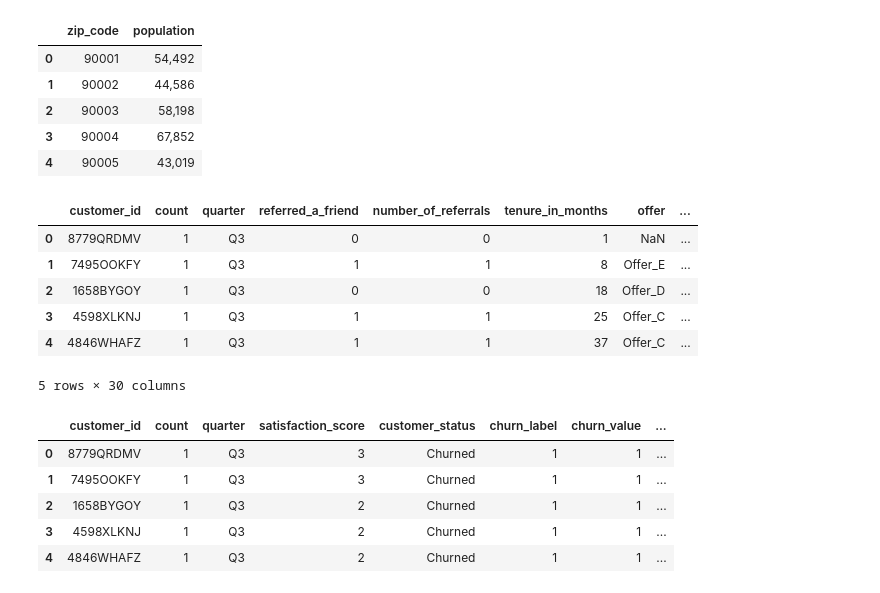
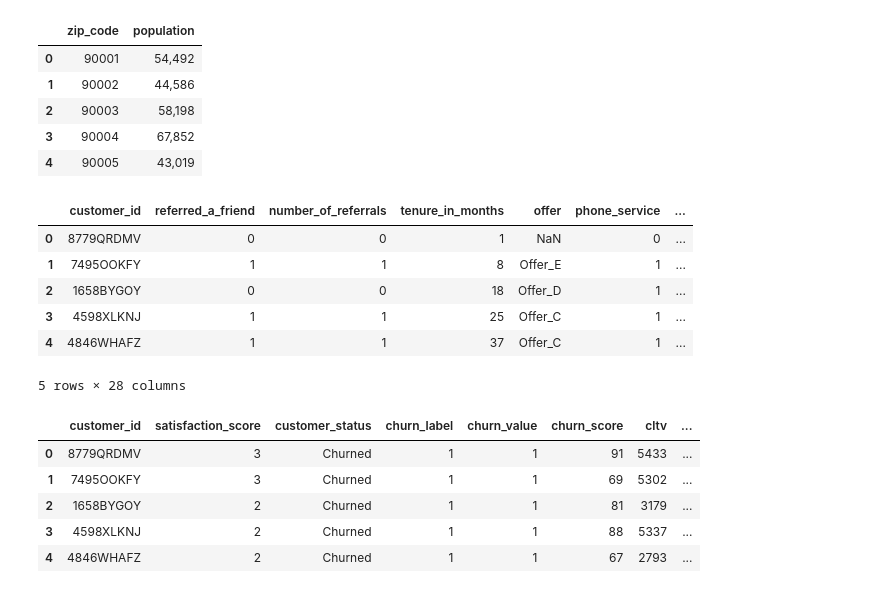
Before and after one commit to MahendraC17/Causal-AI---Customer-Churn, a Jupyter notebook: data_clean_transform.ipynb, the cells around one changed output. Cells and saved outputs as stored; diff of their text form; code cells hidden in the pictures.

Commit message:
Data Trans4 1.6

```diff
--- a/data_clean_transform.ipynb
+++ b/data_clean_transform.ipynb
@@ -2,11 +2,11 @@
 import pandas as pd
 import numpy as np
 # %%
-df_dem = pd.read_csv('Telco Customer Churn data\Telco_customer_churn_demographics.csv')
-df_loc = pd.read_csv('Telco Customer Churn data\Telco_customer_churn_location.csv')
-df_pop = pd.read_csv('Telco Customer Churn data\Telco_customer_churn_population.csv')
-df_ser = pd.read_csv('Telco Customer Churn data\Telco_customer_churn_services.csv')
-df_sts = pd.read_csv('Telco Customer Churn data\Telco_customer_churn_status.csv')
+df_dem = pd.read_csv('Telco_Customer_Churn_Data\Telco_customer_churn_demographics.csv')
+df_loc = pd.read_csv('Telco_Customer_Churn_Data\Telco_customer_churn_location.csv')
+df_pop = pd.read_csv('Telco_Customer_Churn_Data\Telco_customer_churn_population.csv')
+df_ser = pd.read_csv('Telco_Customer_Churn_Data\Telco_customer_churn_services.csv')
+df_sts = pd.read_csv('Telco_Customer_Churn_Data\Telco_customer_churn_status.csv')
 # %%
 df_dem.info()
 # %% [output]
@@ -167,25 +167,27 @@ df_pop.head()
 | 4 | 90005 | 43,019 |
 # %%
 df_ser.replace({None: np.nan, '': np.nan}, inplace=True)
+df_ser.drop(['count', 'quarter'], axis=1, inplace=True)
 df_ser.head()
 # %% [output]
-|  | customer_id | count | quarter | referred_a_friend | number_of_referrals | tenure_in_months | offer | ... |
-| 0 | 8779QRDMV | 1 | Q3 | 0 | 0 | 1 | NaN | ... |
-| 1 | 7495OOKFY | 1 | Q3 | 1 | 1 | 8 | Offer_E | ... |
-| 2 | 1658BYGOY | 1 | Q3 | 0 | 0 | 18 | Offer_D | ... |
-| 3 | 4598XLKNJ | 1 | Q3 | 1 | 1 | 25 | Offer_C | ... |
-| 4 | 4846WHAFZ | 1 | Q3 | 1 | 1 | 37 | Offer_C | ... |
+|  | customer_id | referred_a_friend | number_of_referrals | tenure_in_months | offer | phone_service | ... |
+| 0 | 8779QRDMV | 0 | 0 | 1 | NaN | 0 | ... |
+| 1 | 7495OOKFY | 1 | 1 | 8 | Offer_E | 1 | ... |
+| 2 | 1658BYGOY | 0 | 0 | 18 | Offer_D | 1 | ... |
+| 3 | 4598XLKNJ | 1 | 1 | 25 | Offer_C | 1 | ... |
+| 4 | 4846WHAFZ | 1 | 1 | 37 | Offer_C | 1 | ... |
-5 rows × 30 columns
+5 rows × 28 columns
 # %%
 df_sts.replace({None: np.nan, '':np.nan}, inplace=True)
+df_sts.drop(['count', 'quarter'], axis=1, inplace=True)
 df_sts.head()
 # %% [output]
-|  | customer_id | count | quarter | satisfaction_score | customer_status | churn_label | churn_value | ... |
-| 0 | 8779QRDMV | 1 | Q3 | 3 | Churned | 1 | 1 | ... |
-| 1 | 7495OOKFY | 1 | Q3 | 3 | Churned | 1 | 1 | ... |
-| 2 | 1658BYGOY | 1 | Q3 | 2 | Churned | 1 | 1 | ... |
-| 3 | 4598XLKNJ | 1 | Q3 | 2 | Churned | 1 | 1 | ... |
-| 4 | 4846WHAFZ | 1 | Q3 | 2 | Churned | 1 | 1 | ... |
+|  | customer_id | satisfaction_score | customer_status | churn_label | churn_value | churn_score | cltv | ... |
+| 0 | 8779QRDMV | 3 | Churned | 1 | 1 | 91 | 5433 | ... |
+| 1 | 7495OOKFY | 3 | Churned | 1 | 1 | 69 | 5302 | ... |
+| 2 | 1658BYGOY | 2 | Churned | 1 | 1 | 81 | 3179 | ... |
+| 3 | 4598XLKNJ | 2 | Churned | 1 | 1 | 88 | 5337 | ... |
+| 4 | 4846WHAFZ | 2 | Churned | 1 | 1 | 67 | 2793 | ... |
 # %%
 df_dem_loc = pd.merge( df_dem, df_loc, on = 'customer_id')
 df_dem_loc_pop = pd.merge(df_dem_loc, df_pop, on = 'zip_code')
```
Also changed, not shown: parts of 3 cells of this notebook.
